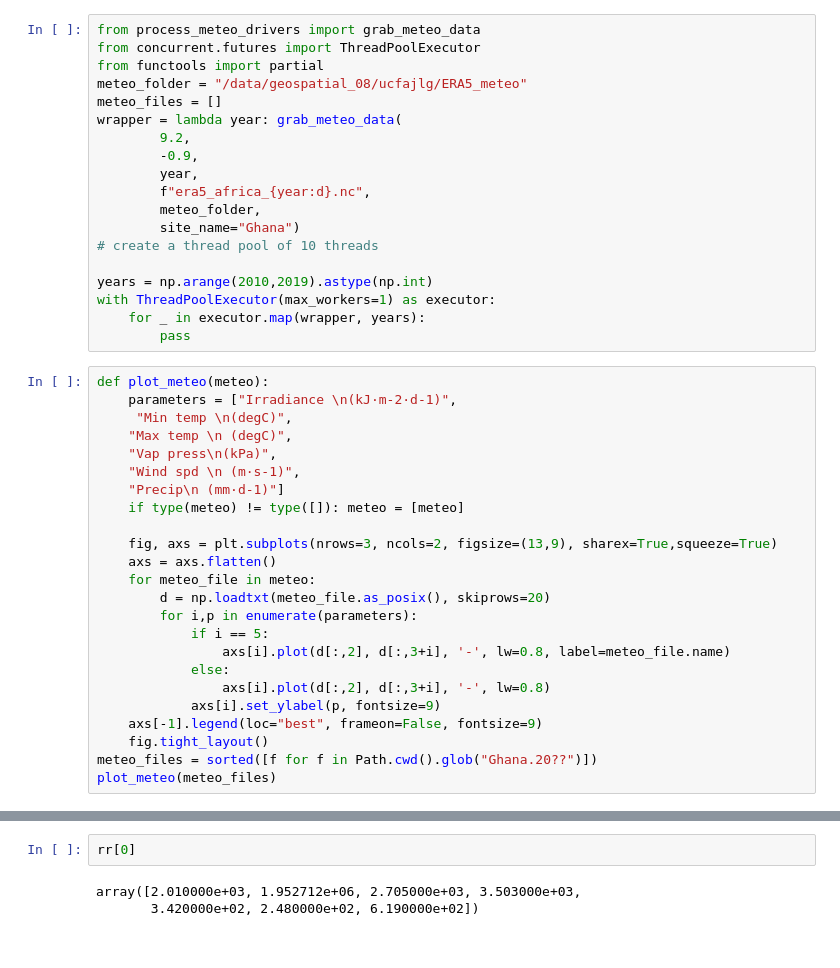
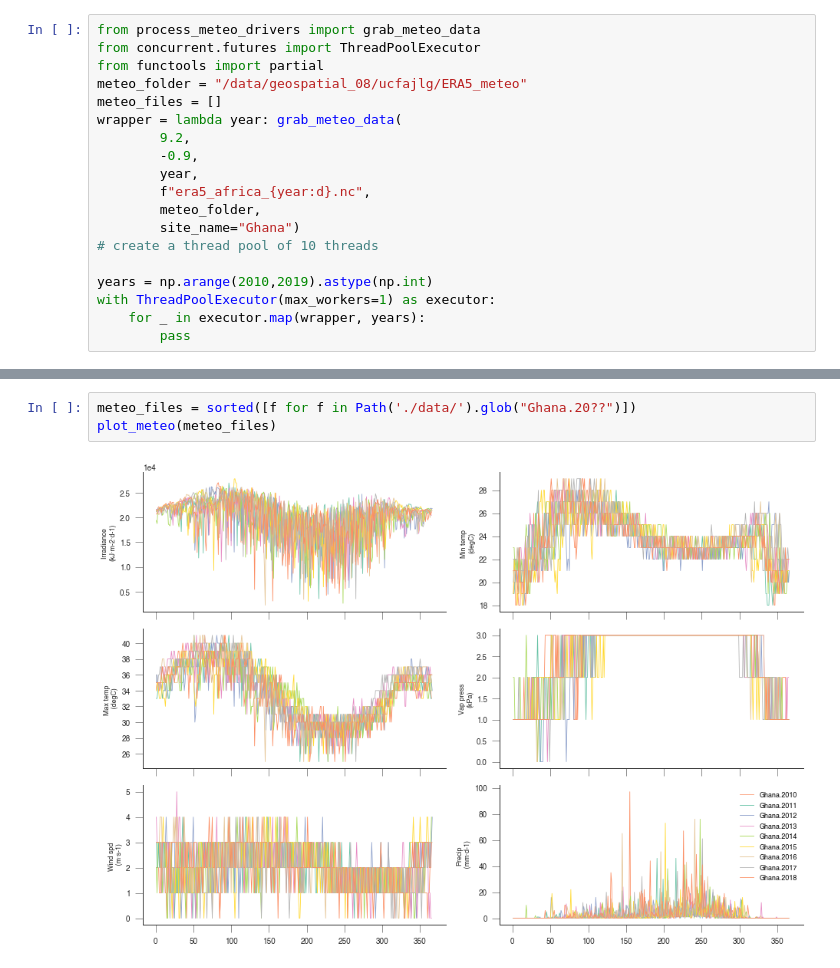
Before and after one commit to jgomezdans/accra_wkshp, a Jupyter notebook: MeteoCrops.ipynb, the cells around one changed output, grey strips where cells are left out. Cells and saved outputs as stored; diff of their text form.

```diff
--- a/MeteoCrops.ipynb
+++ b/MeteoCrops.ipynb
@@ -28,27 +76,3 @@ years = np.arange(2010,2019).astype(np.int)
 with ThreadPoolExecutor(max_workers=1) as executor:
     for _ in executor.map(wrapper, years):
         pass
-# %%
-def plot_meteo(meteo):
-    parameters = ["Irradiance \n(kJ·m-2·d-1)",
-     "Min temp \n(degC)",
-    "Max temp \n (degC)",
-    "Vap press\n(kPa)",
-    "Wind spd \n (m·s-1)",
-    "Precip\n (mm·d-1)"]
-    if type(meteo) != type([]): meteo = [meteo]
-
-    fig, axs = plt.subplots(nrows=3, ncols=2, figsize=(13,9), sharex=True,squeeze=True)
-    axs = axs.flatten()
-    for meteo_file in meteo:
-        d = np.loadtxt(meteo_file.as_posix(), skiprows=20)
-        for i,p in enumerate(parameters):
-            if i == 5:
-                axs[i].plot(d[:,2], d[:,3+i], '-', lw=0.8, label=meteo_file.name)
-            else:
-                axs[i].plot(d[:,2], d[:,3+i], '-', lw=0.8)
-            axs[i].set_ylabel(p, fontsize=9)
-    axs[-1].legend(loc="best", frameon=False, fontsize=9)
-    fig.tight_layout()
-meteo_files = sorted([f for f in Path.cwd().glob("Ghana.20??")])
-plot_meteo(meteo_files)
@@ -126,5 +79,5 @@ interactive(children=(SelectionRangeSlider(description='Sowing & Harvest', index
-# %%
-rr[0]
-# %% [output]
-array([2.010000e+03, 1.952712e+06, 2.705000e+03, 3.503000e+03,
-       3.420000e+02, 2.480000e+02, 6.190000e+02])
+# %%
+meteo_files = sorted([f for f in Path('./data/').glob("Ghana.20??")])
+plot_meteo(meteo_files)
+# %% [output]
+[figure, added]
```
Also changed, not shown: parts of 9 cells of this notebook.
